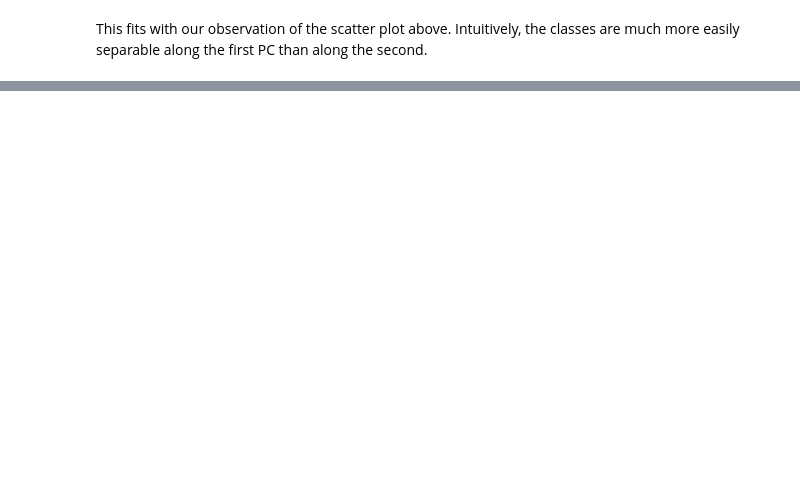
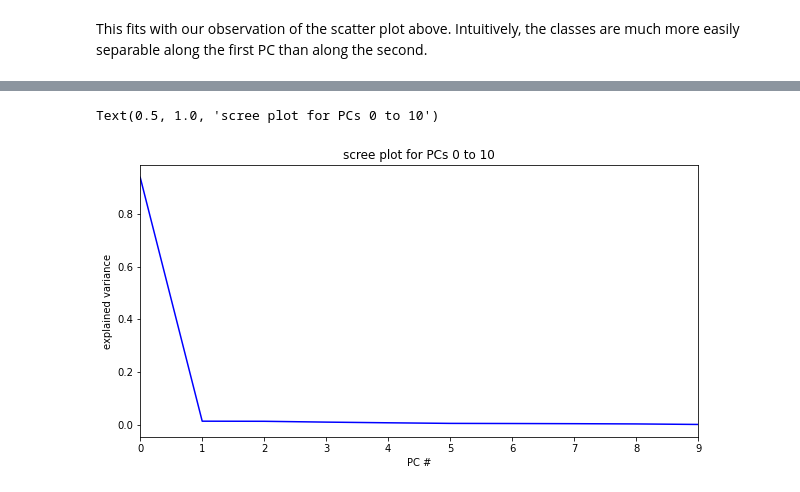
Before and after one commit to pmccthy/data-science-playground, a Jupyter notebook: decompositions/pca.ipynb, the cells around one changed output, grey strips where cells are left out. Drawn from its saved outputs; the diff is of its cells as text; code cells hidden in the pictures; blank space fills up the shorter version.

```diff
--- a/decompositions/pca.ipynb
+++ b/decompositions/pca.ipynb
@@ -58,0 +105,17 @@ This fits with our observation of the scatter plot above. Intuitively,  the clas
+# %%
+# perform the PCA and project data onto two first PCs
+pca = PCA()
+pca_fitted = pca.fit(X) # find principal directions
+PC = pca_fitted.transform(X) # project data onto principal direction vectors to obtain principal components
+# %%
+# scree plot
+pc_show_range = [0,10]
+plt.figure(figsize=(10,5))
+plt.plot(pca.explained_variance_ratio_, c='b')
+plt.ylabel('explained variance')
+plt.xlabel('PC #')
+plt.xlim([pc_show_range[0], pc_show_range[1]-1])
+plt.title(f'scree plot for PCs {pc_show_range[0]} to {pc_show_range[1]}')
+# %% [output]
+Text(0.5, 1.0, 'scree plot for PCs 0 to 10')
+[figure, added]
```
Also changed, not shown: parts of 24 cells of this notebook.
